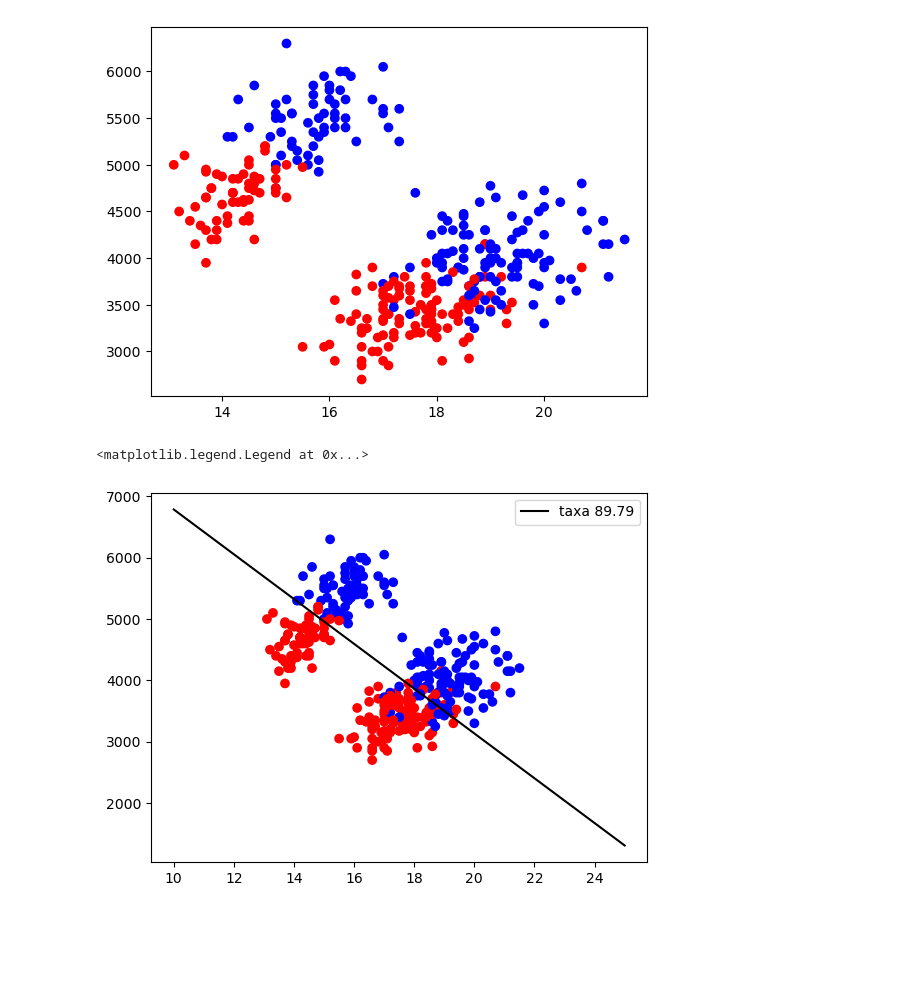
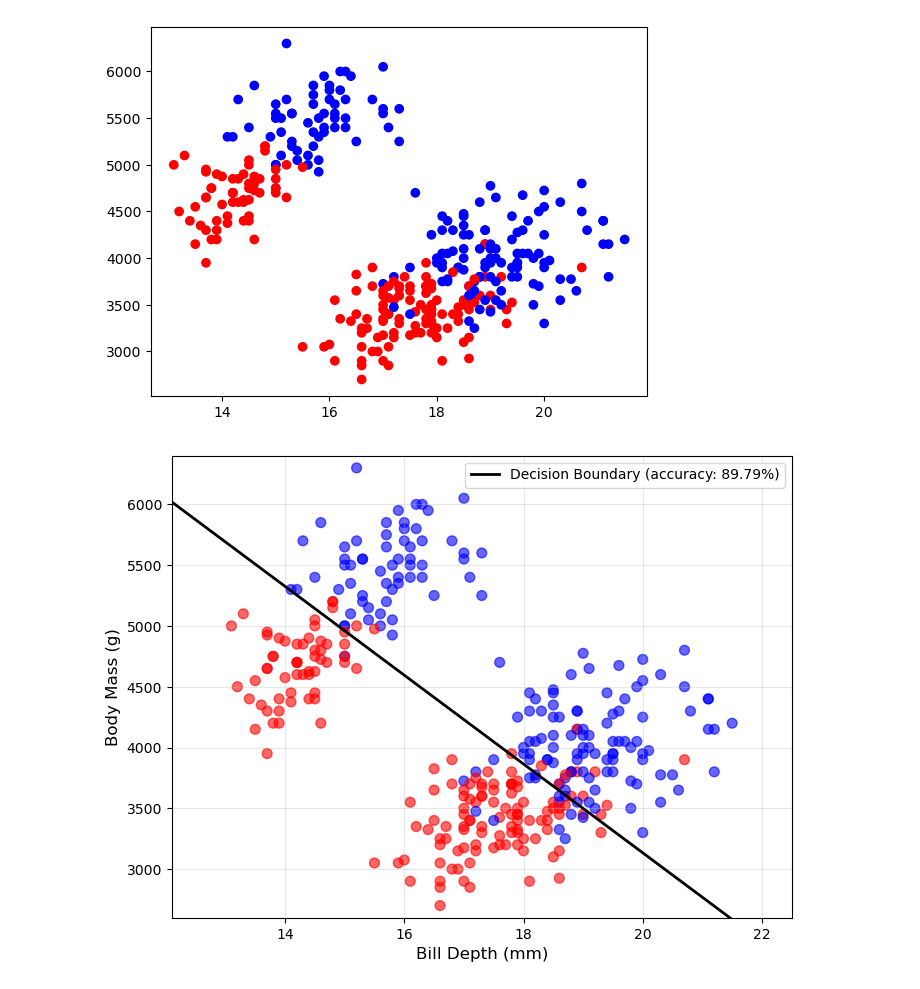
Before and after one commit to GuilhermeHigino05/DataScience-Learnings, a Jupyter notebook: USPcouse/aula07/aula.ipynb, the cells around one changed output. Cells and saved outputs as stored; diff of their text form; code cells hidden in the pictures; blank space fills up the shorter version.

```diff
--- a/USPcouse/aula07/aula.ipynb
+++ b/USPcouse/aula07/aula.ipynb
@@ -175,18 +175,27 @@ plt.scatter(penguins['bill_depth_mm'], penguins['body_mass_g'], c=cores);
 # %%
 classificator.fit(penguins[['body_mass_g', 'bill_depth_mm']], penguins['sex'])
 
-fix, ax = plt.subplots()
+fig, ax = plt.subplots(figsize=(8, 6))
 
 cores = ['red' if s == 'Female' else 'blue' for s in penguins['sex']];
-ax.scatter(penguins['bill_depth_mm'], penguins['body_mass_g'], c=cores);
+ax.scatter(penguins['bill_depth_mm'], penguins['body_mass_g'], c=cores, s=50, alpha=0.6);
 taxa = classificator.score(penguins[['body_mass_g', 'bill_depth_mm']], penguins['sex']);
 w = classificator.coef_
 b_inter = classificator.intercept_
-a = -(w[0][1]/w[0][0])
-b = -b_inter[0]/w[0][0]
-x_vals = np.linspace(10, 25, 100)
-ax.plot(x_vals, a * x_vals + b, c='black', label=f'taxa {round(100*taxa,2)}')
-ax.legend()
+
+# Create a mesh to plot decision boundary
+xmin, xmax = penguins['bill_depth_mm'].min() - 1, penguins['bill_depth_mm'].max() + 1
+ymin, ymax = penguins['body_mass_g'].min() - 100, penguins['body_mass_g'].max() + 100
+
+xx = np.linspace(xmin, xmax, 100)
+yy = -(w[0][1] * xx + b_inter[0]) / w[0][0]
+
+ax.plot(xx, yy, c='black', linewidth=2, label=f'Decision Boundary (accuracy: {round(100*taxa, 2)}%)')
+ax.set_xlabel('Bill Depth (mm)', fontsize=12)
+ax.set_ylabel('Body Mass (g)', fontsize=12)
+ax.set_xlim(xmin, xmax)
+ax.set_ylim(ymin, ymax)
+ax.legend(loc='upper right', fontsize=10)
+ax.grid(True, alpha=0.3)
 # %% [output]
-<matplotlib.legend.Legend at 0x...>
-[figure, old version]
+[figure, new version]
```
Also changed, not shown: parts of 2 cells of this notebook, 2 other files.
